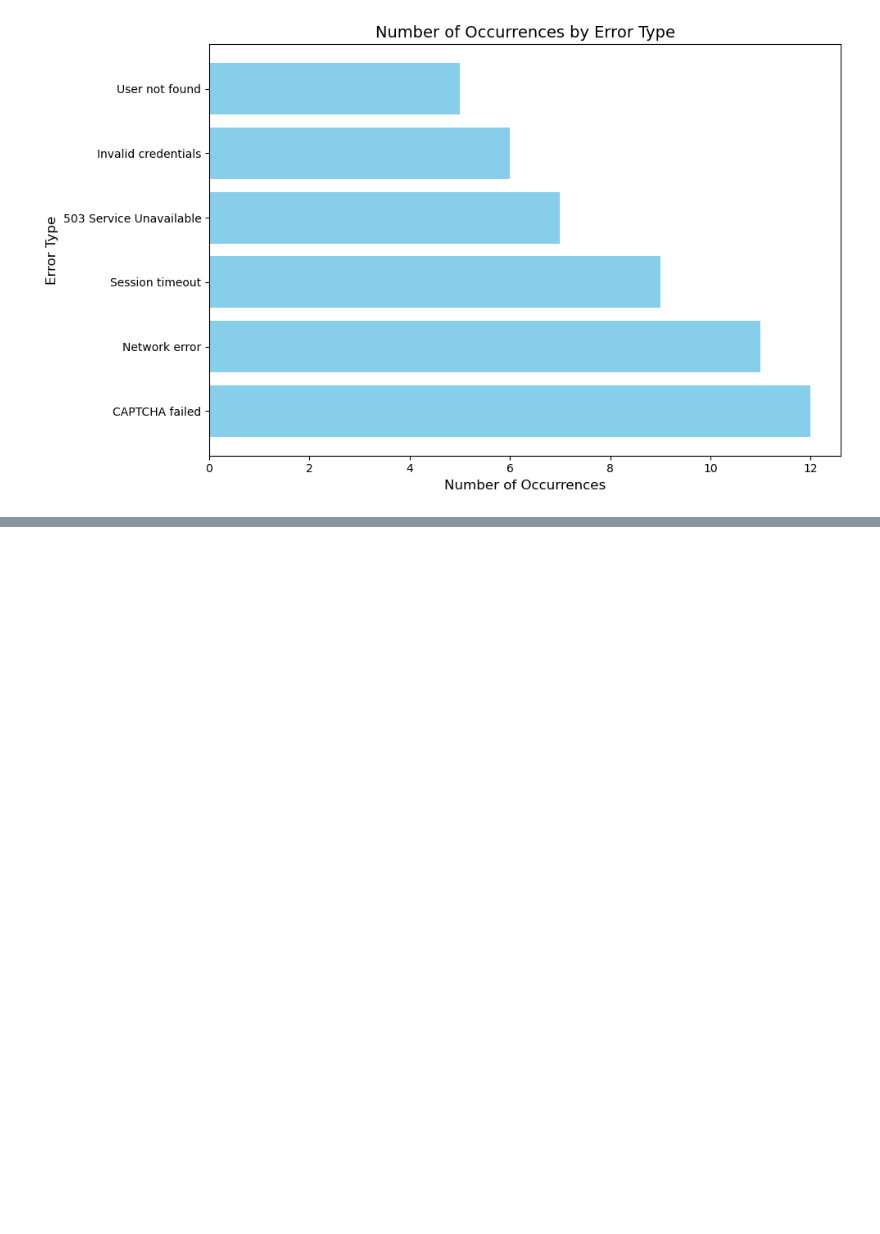
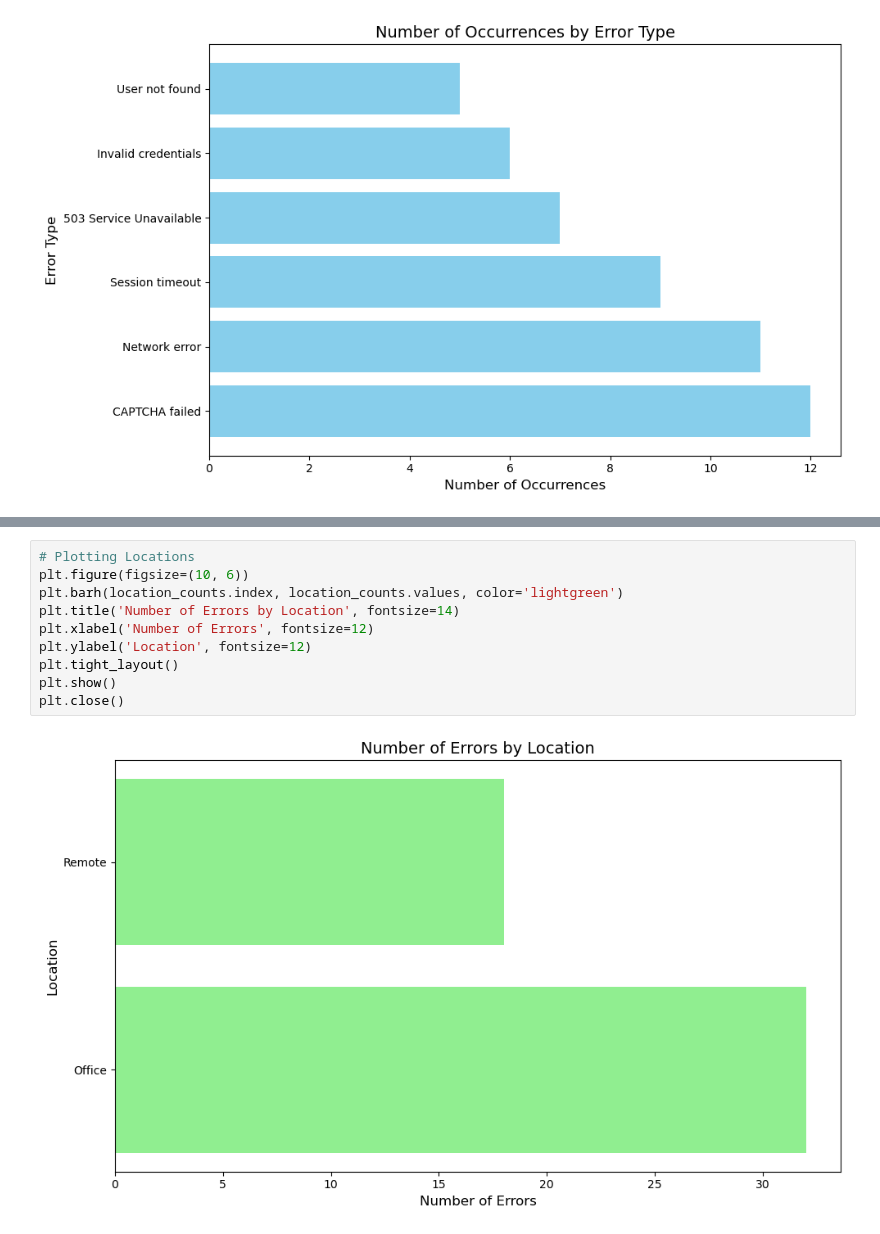
Before and after one commit to thejjserg/integra-case-study, a Jupyter notebook: Jr. Product Owner Case Study.ipynb, the cells around one changed output, grey strips where cells are left out. Drawn from its saved outputs; the diff is of its cells as text; blank space fills up the shorter version.

```diff
--- a/Jr. Product Owner Case Study.ipynb
+++ b/Jr. Product Owner Case Study.ipynb
@@ -148,0 +171,12 @@ plt.show()
+# %%
+# Plotting Locations
+plt.figure(figsize=(10, 6))
+plt.barh(location_counts.index, location_counts.values, color='lightgreen')
+plt.title('Number of Errors by Location', fontsize=14)
+plt.xlabel('Number of Errors', fontsize=12)
+plt.ylabel('Location', fontsize=12)
+plt.tight_layout()
+plt.show()
+plt.close()
+# %% [output]
+[figure, added]
```
Also changed, not shown: parts of 4 cells of this notebook.
